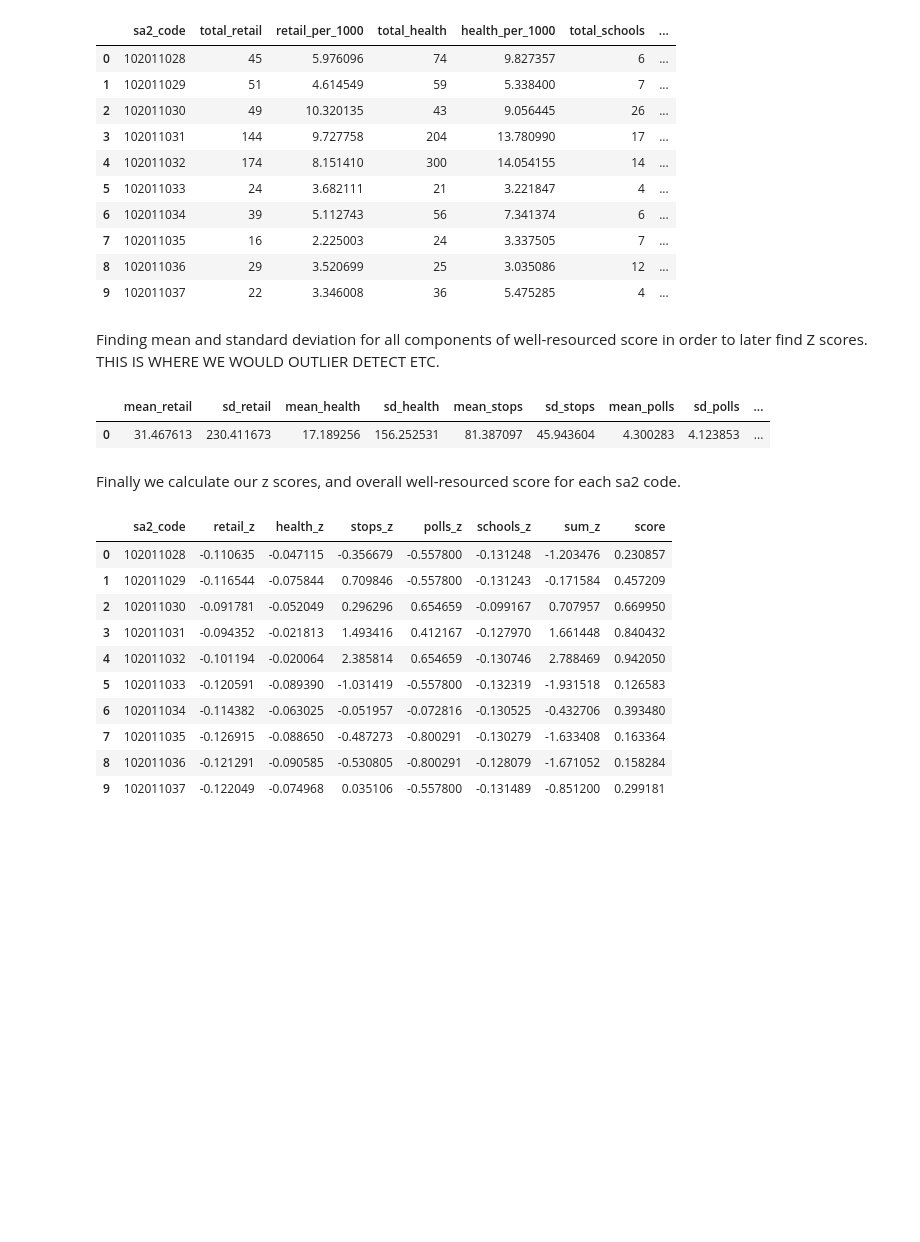
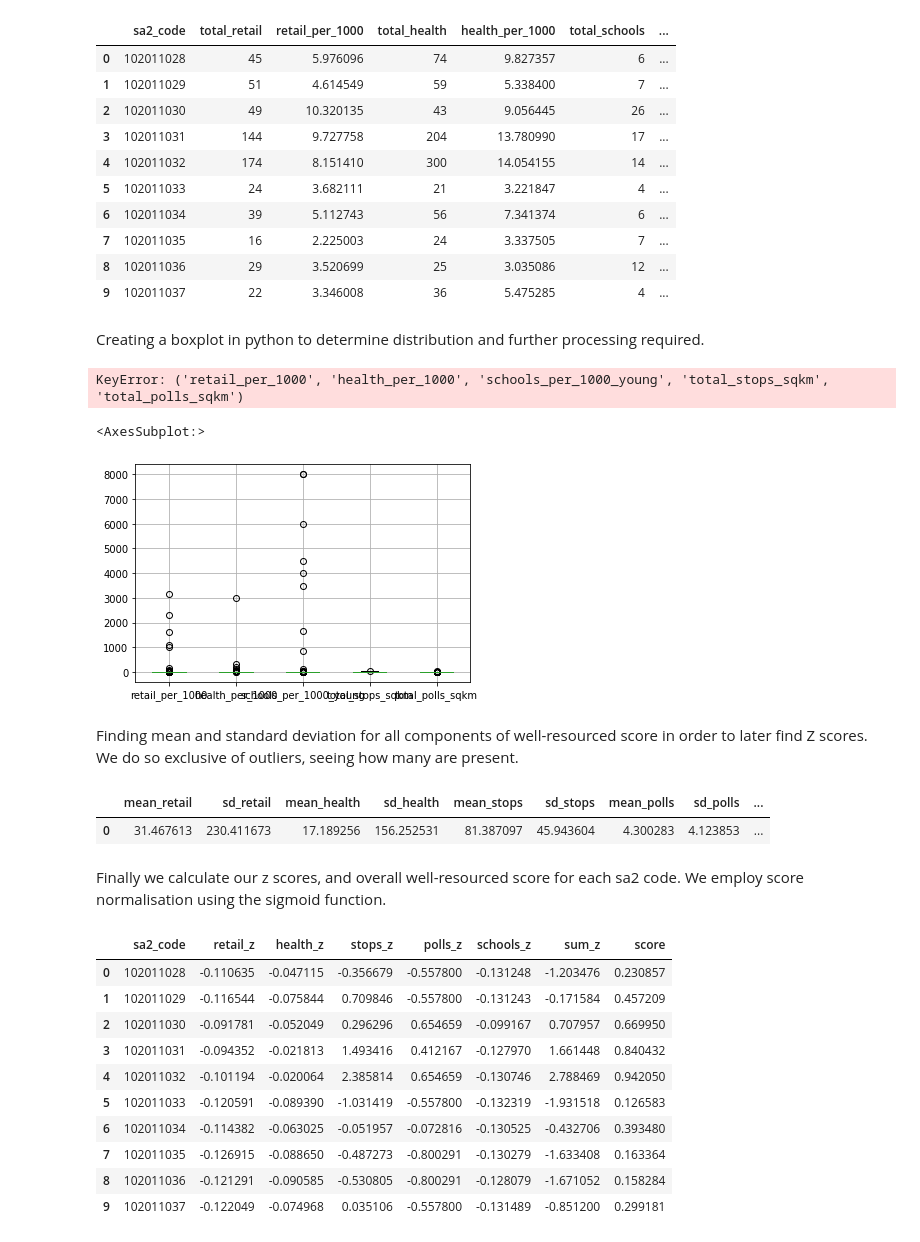
Before and after one commit to FixItChris/DATA2901, a Jupyter notebook: Report.ipynb, the cells around one changed output. Cells and saved outputs as stored; diff of their text form; code cells hidden in the pictures; blank space fills up the shorter version.

```diff
--- a/Report.ipynb
+++ b/Report.ipynb
@@ -969,8 +980,20 @@ query(conn, sql)
 | 7 | 102011035 | 16 | 2.225003 | 24 | 3.337505 | 7 | ... |
 | 8 | 102011036 | 29 | 3.520699 | 25 | 3.035086 | 12 | ... |
 | 9 | 102011037 | 22 | 3.346008 | 36 | 5.475285 | 4 | ... |
+# %% [markdown]
+Creating a boxplot in python to determine distribution and further processing required.
+# %%
+all_aggs_df = query(conn, "SELECT * FROM all_aggs")
+# %% [output]
+KeyError: ('retail_per_1000', 'health_per_1000', 'schools_per_1000_young', 'total_stops_sqkm', 'total_polls_sqkm')
+# %%
+all_aggs_df[["retail_per_1000", "health_per_1000", "schools_per_1000_young", "total_stops_sqkm", "total_polls_sqkm"]].boxplot()
+sns.boxplot(
+# %% [output]
+<AxesSubplot:>
+[figure, added]
 # %% [markdown]
-Finding mean and standard deviation for all components of well-resourced score in order to later find Z scores. THIS IS WHERE WE WOULD OUTLIER DETECT ETC.
+Finding mean and standard deviation for all components of well-resourced score in order to later find Z scores. We do so exclusive of outliers, seeing how many are present.
 # %%
 sql = """
 CREATE OR REPLACE VIEW metrics AS
@@ -997,7 +1020,7 @@ query(conn, sql)
 |  | mean_retail | sd_retail | mean_health | sd_health | mean_stops | sd_stops | mean_polls | sd_polls | ... |
 | 0 | 31.467613 | 230.411673 | 17.189256 | 156.252531 | 81.387097 | 45.943604 | 4.300283 | 4.123853 | ... |
 # %% [markdown]
-Finally we calculate our z scores, and overall well-resourced score for each sa2 code.
+Finally we calculate our z scores, and overall well-resourced score for each sa2 code. We employ score normalisation using the sigmoid function.
 # %%
 sql = """
 CREATE OR REPLACE VIEW base_scores as
```
Also changed, not shown: parts of 40 cells of this notebook.
